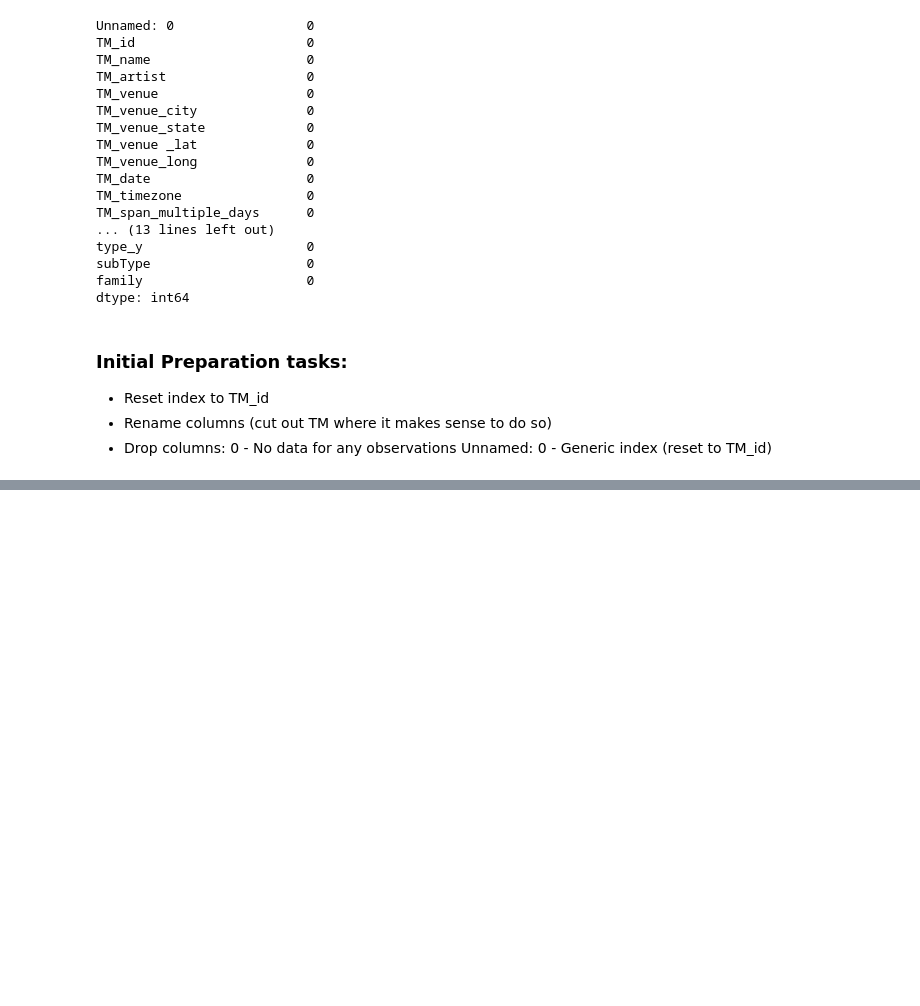
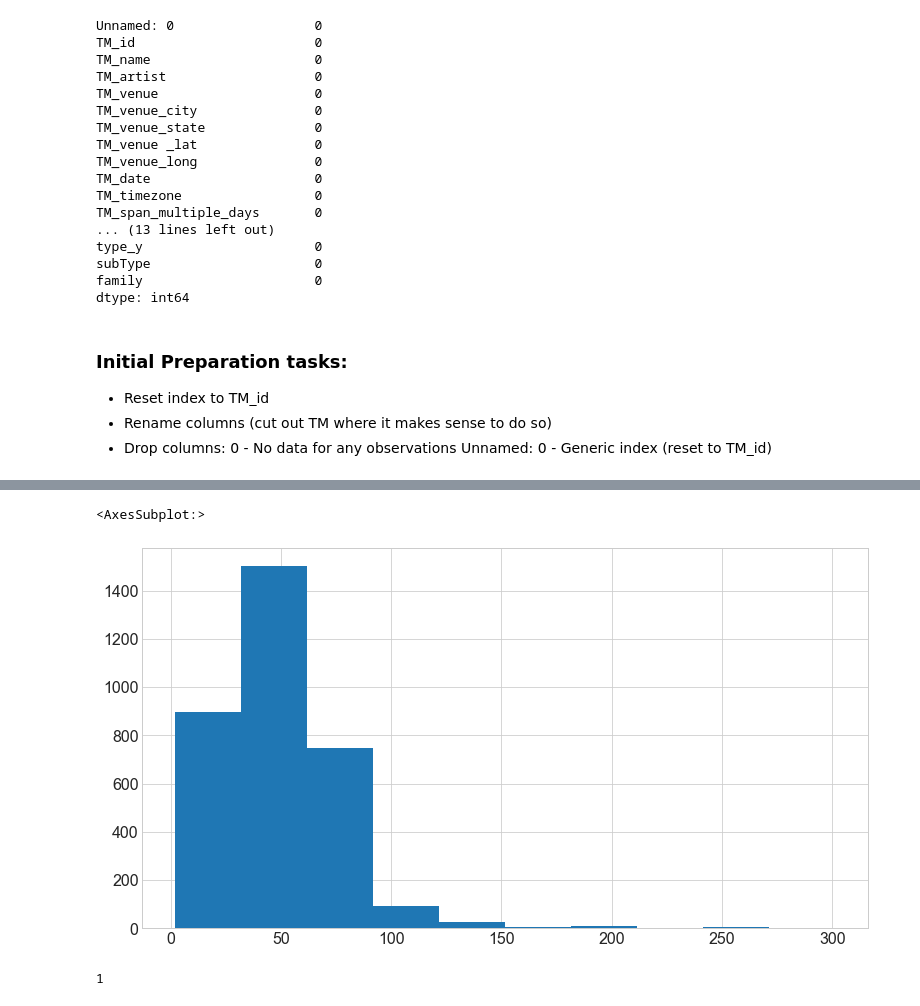
Before and after one commit to justin-m-sullivan/live_events_and_COVID19, a Jupyter notebook: Data_Preparation.ipynb, the cells around one changed output, grey strips where cells are left out. Saved outputs shown, nothing was run; the diff lists cells and outputs as text; code cells hidden in the pictures; blank space fills up the shorter version.

```diff
--- a/Data_Preparation.ipynb
+++ b/Data_Preparation.ipynb
@@ -90,0 +318,9 @@ dtype: int64
+# %%
+df['min'].hist()
+# %% [output]
+<AxesSubplot:>
+[figure, added]
+# %%
+df.currency.nunique()
+# %% [output]
+1
```
Also changed, not shown: parts of 41 cells of this notebook.
